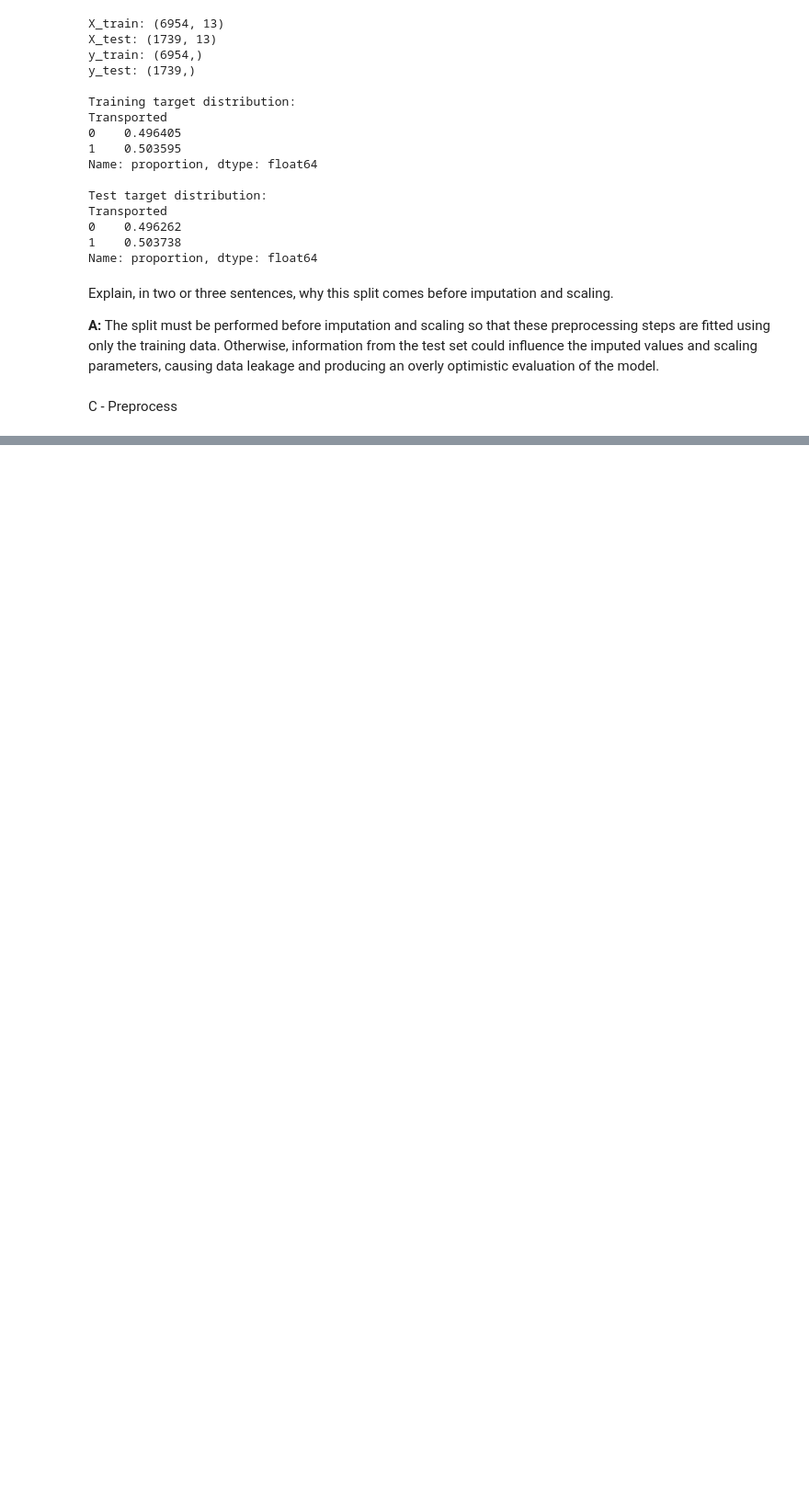
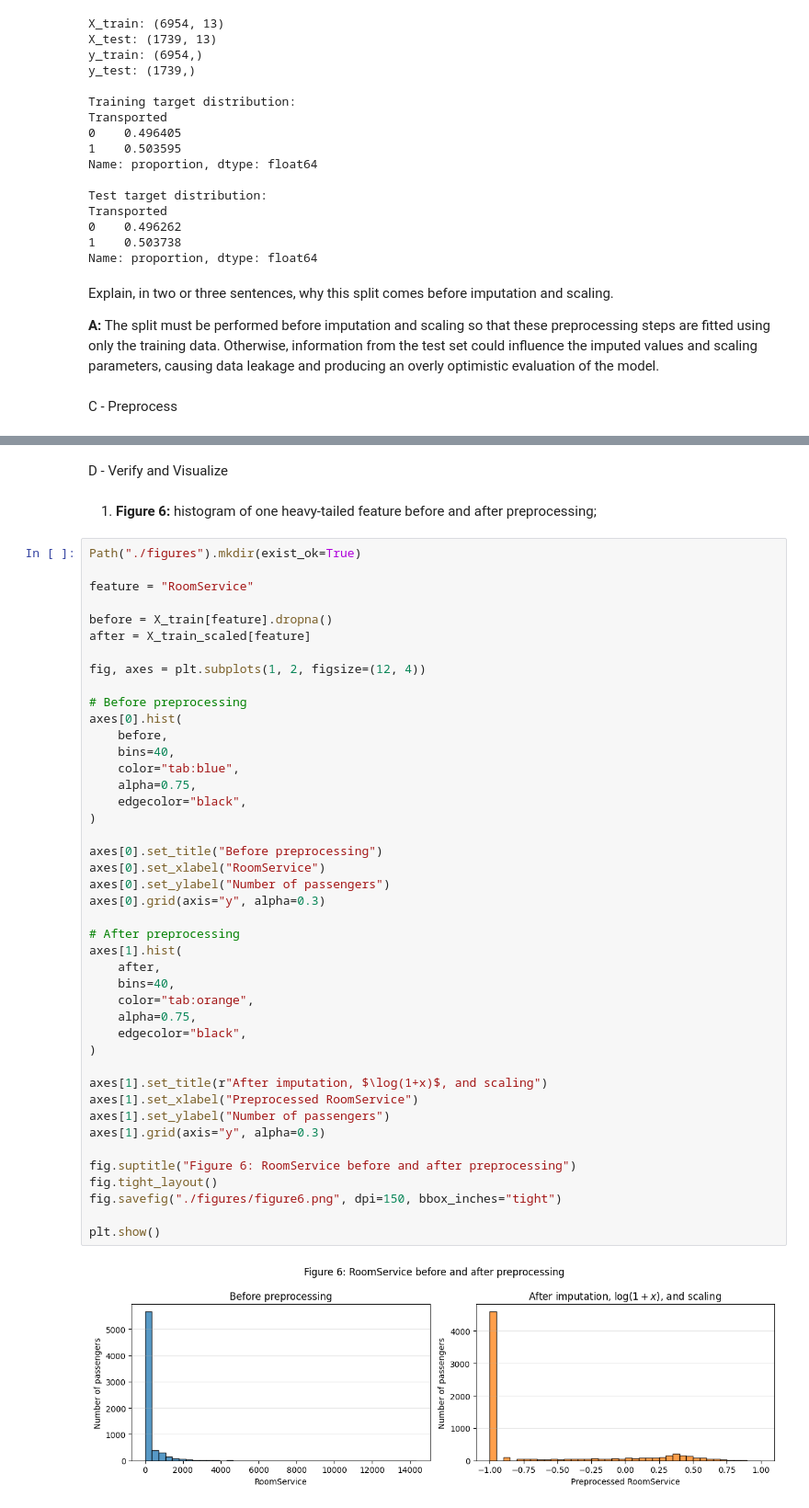
Before and after one commit to giuvallente/neuralNetworks, a Jupyter notebook: exercises/data/exercise3.ipynb, the cells around one changed output, grey strips where cells are left out. Shown at 92% size. Cells and saved outputs as stored; diff of their text form; blank space fills up the shorter version.

```diff
--- a/exercises/data/exercise3.ipynb
+++ b/exercises/data/exercise3.ipynb
@@ -211,0 +523,49 @@ C - Preprocess
+# %% [markdown]
+D - Verify and Visualize
+# %% [markdown]
+1. **Figure 6:** histogram of one heavy-tailed feature before and after preprocessing;
+# %%
+Path("./figures").mkdir(exist_ok=True)
+
+feature = "RoomService"
+
+before = X_train[feature].dropna()
+after = X_train_scaled[feature]
+
+fig, axes = plt.subplots(1, 2, figsize=(12, 4))
+
+# Before preprocessing
+axes[0].hist(
+    before,
+    bins=40,
+    color="tab:blue",
+    alpha=0.75,
+    edgecolor="black",
+)
+
+axes[0].set_title("Before preprocessing")
+axes[0].set_xlabel("RoomService")
+axes[0].set_ylabel("Number of passengers")
+axes[0].grid(axis="y", alpha=0.3)
+
+# After preprocessing
+axes[1].hist(
+    after,
+    bins=40,
+    color="tab:orange",
+    alpha=0.75,
+    edgecolor="black",
+)
+
+axes[1].set_title(r"After imputation, $\log(1+x)$, and scaling")
+axes[1].set_xlabel("Preprocessed RoomService")
+axes[1].set_ylabel("Number of passengers")
+axes[1].grid(axis="y", alpha=0.3)
+
+fig.suptitle("Figure 6: RoomService before and after preprocessing")
+fig.tight_layout()
+fig.savefig("./figures/figure6.png", dpi=150, bbox_inches="tight")
+
+plt.show()
+# %% [output]
+[figure, added]
```
Also changed, not shown: parts of 20 cells of this notebook, 4 other files.
